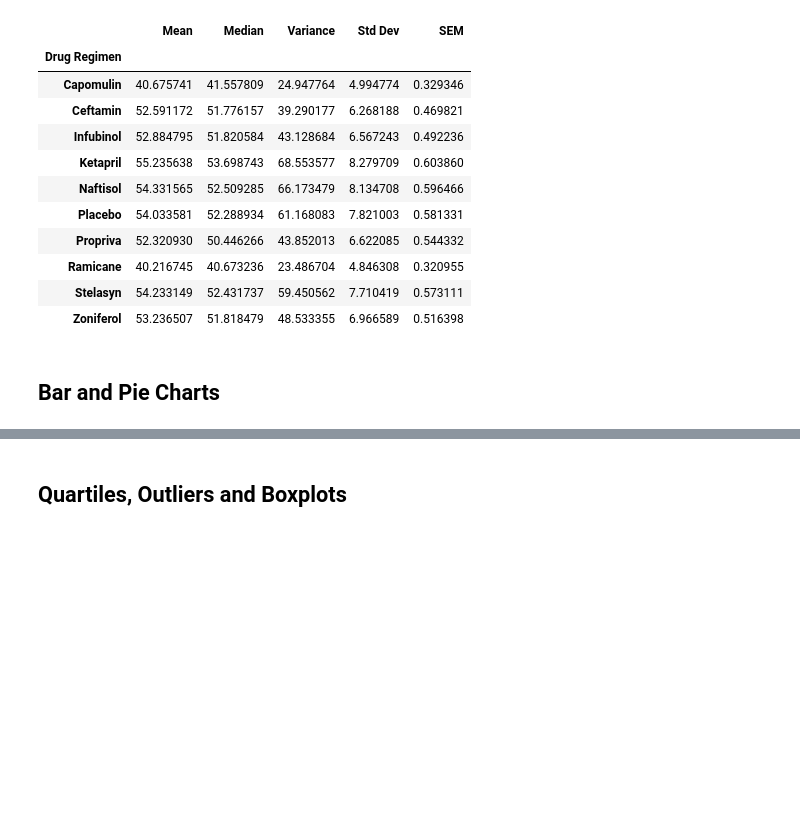
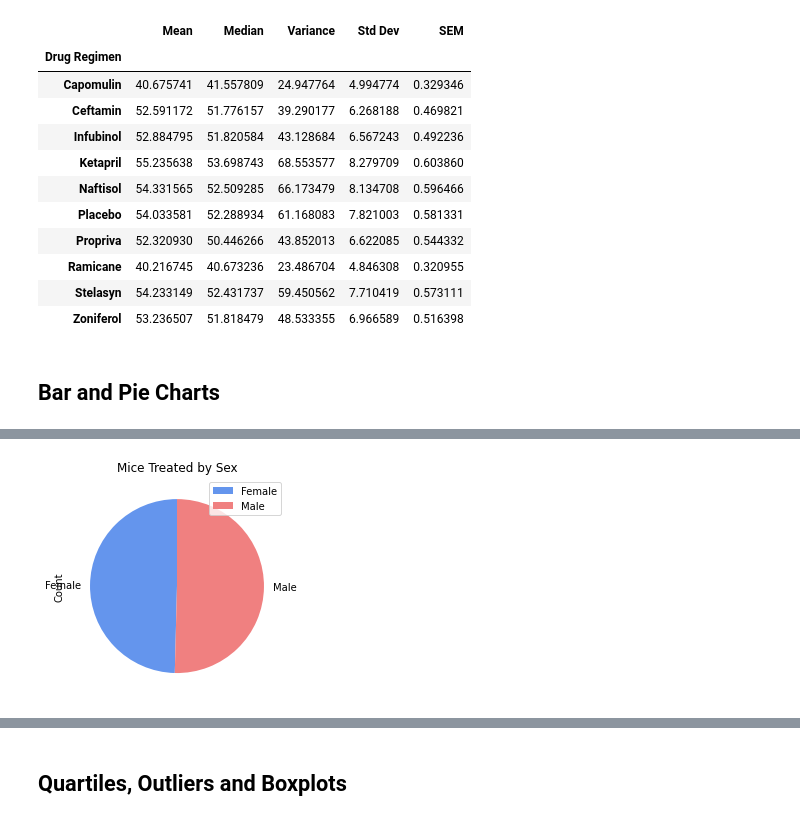
Before and after one commit to Richard-Turnbull/matplotlib-challenge, a Jupyter notebook: pymaceuticals.ipynb, the cells around one changed output, grey strips where cells are left out. Cells and saved outputs as stored; diff of their text form; code cells hidden in the pictures; blank space fills up the shorter version.

```diff
--- a/pymaceuticals.ipynb
+++ b/pymaceuticals.ipynb
@@ -237,0 +234,13 @@ plt.savefig("Mouse_Treatment_pyplot.png")
+# %%
+
+pandas_pie_df = pd.DataFrame({'Sex': ['Male', 'Female'],
+                   'Count': [125, 123]})
+
+pandas_pie_df.groupby(['Sex']).sum().plot(kind='pie', y='Count', x='Sex',
+                                colors = ['cornflowerblue', 'lightcoral'],
+                                title='Mice Treated by Sex',
+                                startangle=90)
+
+plt.savefig("Mouse_Treatment_pie_chart_pandas.png")
+# %% [output]
+[figure, added]
```
Also changed, not shown: parts of 5 cells of this notebook, 6 other files.
